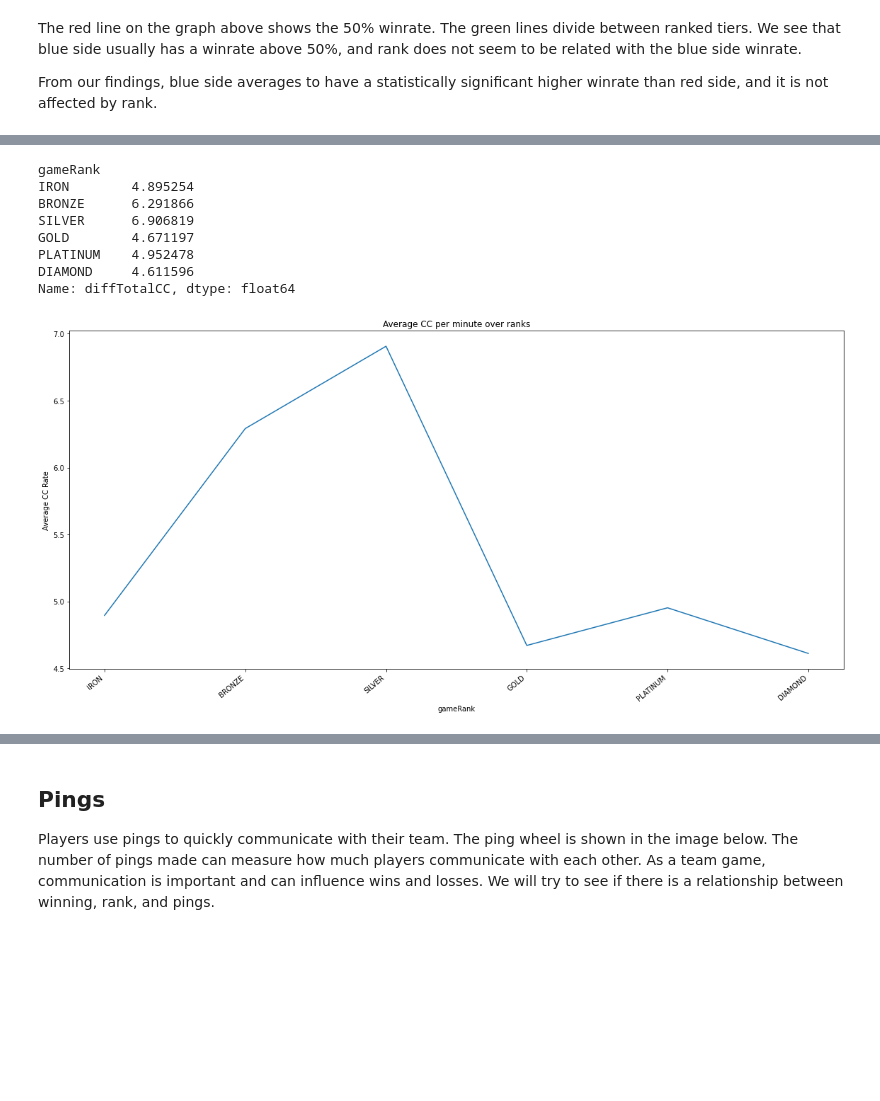
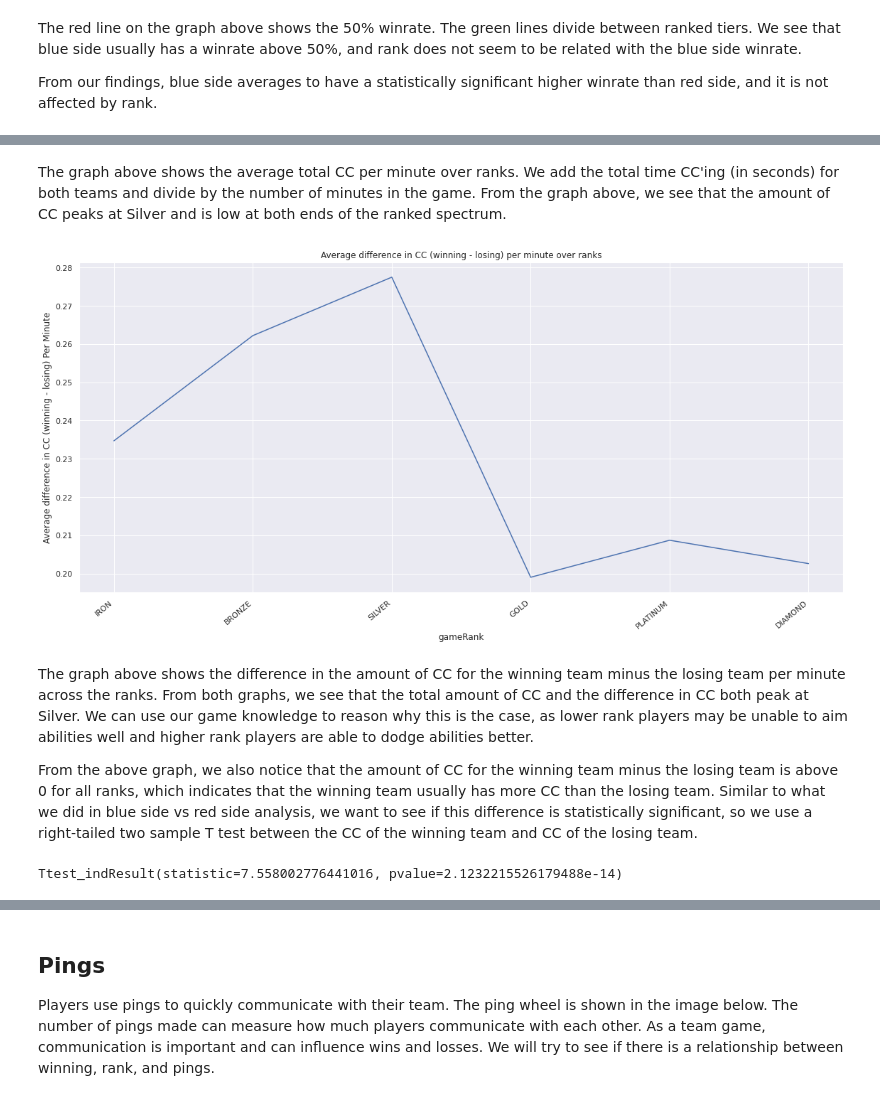
Before and after one commit to mfang7/mfang7.github.io, a Jupyter notebook: 320_leg_data.ipynb, the cells around one changed output, grey strips where cells are left out. Cells and saved outputs as stored; diff of their text form; code cells hidden in the pictures; blank space fills up the shorter version.

```diff
--- a/320_leg_data.ipynb
+++ b/320_leg_data.ipynb
@@ -592,22 +631,33 @@ TODO todo
+# %% [markdown]
+The graph above shows the average total CC per minute over ranks. We add the total time CC'ing (in seconds) for both teams and divide by the number of minutes in the game. From the graph above, we see that the amount of CC peaks at Silver and is low at both ends of the ranked spectrum.
 # %%
-mean_cc = normalized_df.groupby("gameRank")["diffTotalCC"].mean()
-print(mean_cc)
+# Get difference in CC per minute and groupby rank
+normalized_df["diffTotalCCRate"] = normalized_df["diffTotalCC"] / normalized_df["gameDuration"] * 60
+mean_cc = normalized_df.groupby("gameRank")["diffTotalCCRate"].mean()
 
-# Plot
+# Plot mean difference in CC per minute by rank
 fig, ax = plt.subplots(figsize = (16,8))
-ax.set(ylabel='Average CC Rate')
-plt.title("Average CC per minute over ranks")
+ax.set(ylabel='Average difference in CC (winning - losing) Per Minute')
+plt.title("Average difference in CC (winning - losing) per minute over ranks")
 ax = sns.lineplot(ax=ax, x=mean_cc.index, y=mean_cc.values)
 ax.set_xticklabels(TIERS, rotation=40, ha="right")
 plt.tight_layout()
 plt.show()
 # %% [output]
-gameRank
-IRON        4.895254
-BRONZE      6.291866
-SILVER      6.906819
-GOLD        4.671197
-PLATINUM    4.952478
-DIAMOND     4.611596
-Name: diffTotalCC, dtype: float64
-[figure, old version]
+[figure, new version]
+# %% [markdown]
+The graph above shows the difference in the amount of CC for the winning team minus the losing team per minute across the ranks. From both graphs, we see that the total amount of CC and the difference in CC both peak at Silver. We can use our game knowledge to reason why this is the case, as lower rank players may be unable to aim abilities well and higher rank players are able to dodge abilities better.
+
+From the above graph, we also notice that the amount of CC for the winning team minus the losing team is above 0 for all ranks, which indicates that the winning team usually has more CC than the losing team. Similar to what we did in blue side vs red side analysis, we want to see if this difference is statistically significant, so we use a right-tailed two sample T test between the CC of the winning team and CC of the losing team.
+# %%
+# Get winning CC and losing CC
+winning_CC = []
+losing_CC = []
+for index, row in match_df.iterrows():
+  winning_CC.append(row["blueTotalCC"] if row["teamWin"] == "blue" else row["redTotalCC"])
+  losing_CC.append(row["blueTotalCC"] if row["teamWin"] == "red" else row["redTotalCC"])
+
+# Right-tailed two sample T test
+stats.ttest_ind(winning_CC, losing_CC, equal_var=True, alternative='greater')
+# %% [output]
+Ttest_indResult(statistic=7.558002776441016, pvalue=2.1232215526179488e-14)
```
Also changed, not shown: parts of 69 cells of this notebook, 1 other file.
